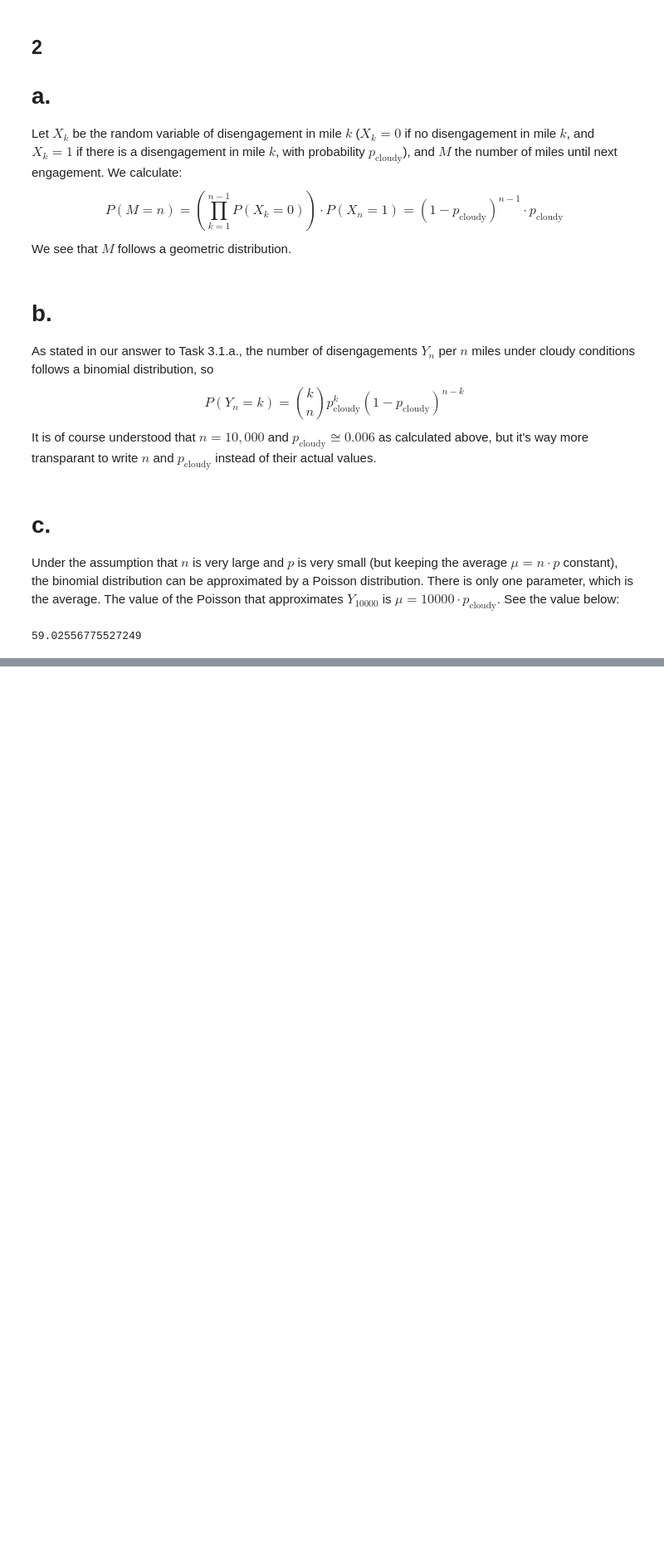
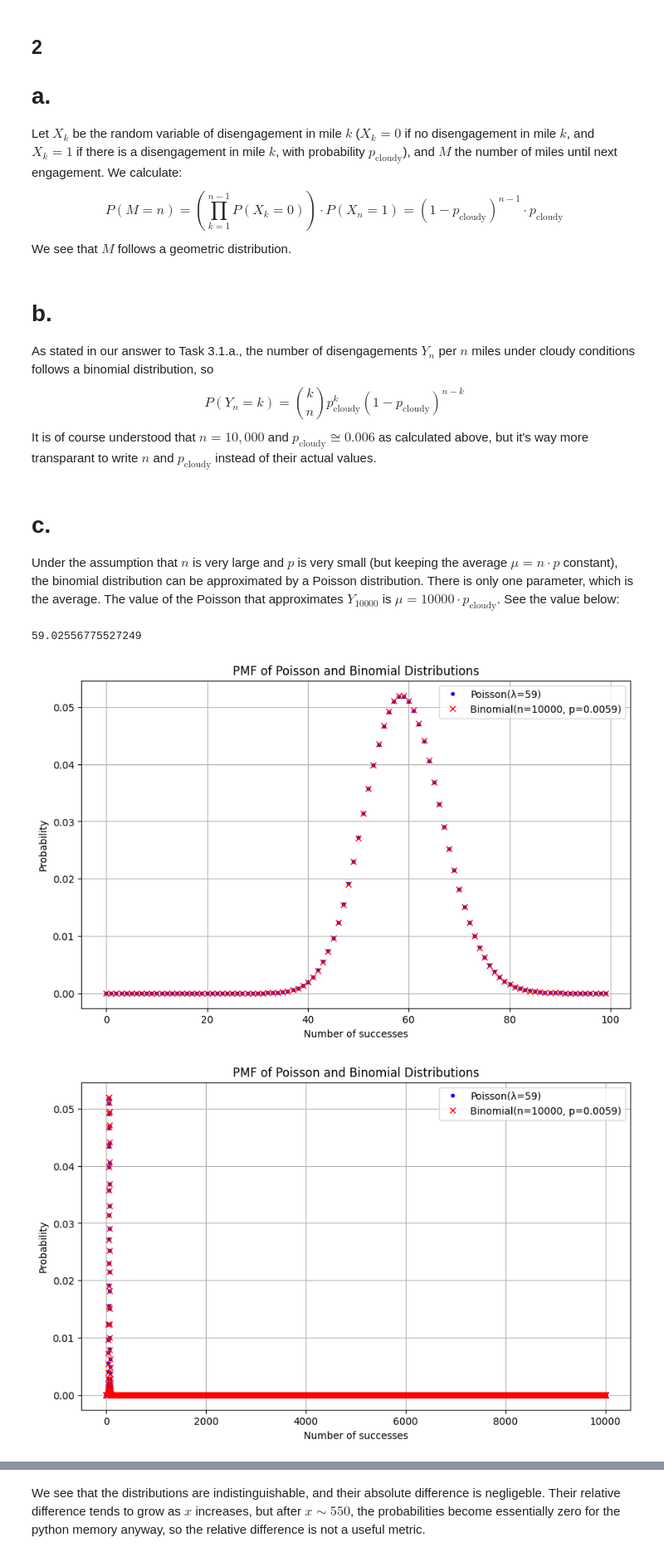
Before and after one commit to kvasu2/ece471mp1, a Jupyter notebook: Part2.ipynb, the cells around one changed output, grey strips where cells are left out. Shown: that part at 83% size. Saved outputs shown, nothing was run; the diff lists cells and outputs as text; code cells hidden in the pictures; blank space fills up the shorter version.

```diff
--- a/Part2.ipynb
+++ b/Part2.ipynb
@@ -151,3 +152,58 @@ mu = 10000 * p_cloudy
 print(mu)
 # %% [output]
 59.02556775527249
+# %%
+# Range of x values to plot
+smallx = np.arange(0, 100)
+largex = np.arange(0, 10000)
+
+# Poisson PMF
+poisson_pmf_smallx = sp.stats.poisson.pmf(smallx, mu)
+poisson_pmf_largex = sp.stats.poisson.pmf(largex, mu)
+
+# Binomial PMF
+binomial_pmf_smallx = sp.stats.binom.pmf(smallx, 10000, p_cloudy)
+binomial_pmf_largex = sp.stats.binom.pmf(largex, 10000, p_cloudy)
+
+# Plot the PMFs for small x
+plt.figure(figsize=(10, 6))
+plt.plot(smallx, poisson_pmf_smallx, label='Poisson(λ=59)', marker='.', linestyle='None', color='b')
+plt.plot(smallx, binomial_pmf_smallx, label='Binomial(n=10000, p=0.0059)', marker='x', linestyle='None', color='r')
+plt.title('PMF of Poisson and Binomial Distributions')
+plt.xlabel('Number of successes')
+plt.ylabel('Probability')
+plt.legend()
+plt.grid(True)
+plt.show()
+
+# Plot the PMFs for large x
+plt.figure(figsize=(10, 6))
+plt.plot(largex, poisson_pmf_largex, label='Poisson(λ=59)', marker='.', linestyle='None', color='b')
+plt.plot(largex, binomial_pmf_largex, label='Binomial(n=10000, p=0.0059)', marker='x', linestyle='None', color='r')
+plt.title('PMF of Poisson and Binomial Distributions')
+plt.xlabel('Number of successes')
+plt.ylabel('Probability')
+plt.legend()
+plt.grid(True)
+plt.show()
+
+# Plot of the absolute difference
+plt.figure(figsize=(10, 6))
+plt.plot(largex, (poisson_pmf_largex - binomial_pmf_largex), marker = '.', linestyle='None')
+plt.title('Absolute differce between the Poisson PMF and Binomial PMF')
+plt.xlabel('Number of successes')
+plt.ylabel('Difference in probability')
+plt.grid(True)
+plt.show()
+
+# Plot of the relative difference, using the binomial as the standard
+plt.figure(figsize=(10, 6))
+plt.plot(largex, (poisson_pmf_largex - binomial_pmf_largex) / binomial_pmf_largex, marker = '.', linestyle='None')
+plt.title('Relative differce between the Poisson PMF and Binomial PMF, normalized to the Binomial PMF')
+plt.xlabel('Number of successes')
+plt.ylabel('Relative difference in probability')
+plt.grid(True)
+plt.show()
+# %% [output]
+[figure, added]
+[figure, added]
@@ -153,0 +212,2 @@ print(mu)
+# %% [markdown]
+We see that the distributions are indistinguishable, and their absolute difference is negligeble. Their relative difference tends to grow as $x$ increases, but after $x \sim 550$, the probabilities become essentially zero for the python memory anyway, so the relative difference is not a useful metric.
```
Also changed, not shown: parts of 5 cells of this notebook.
